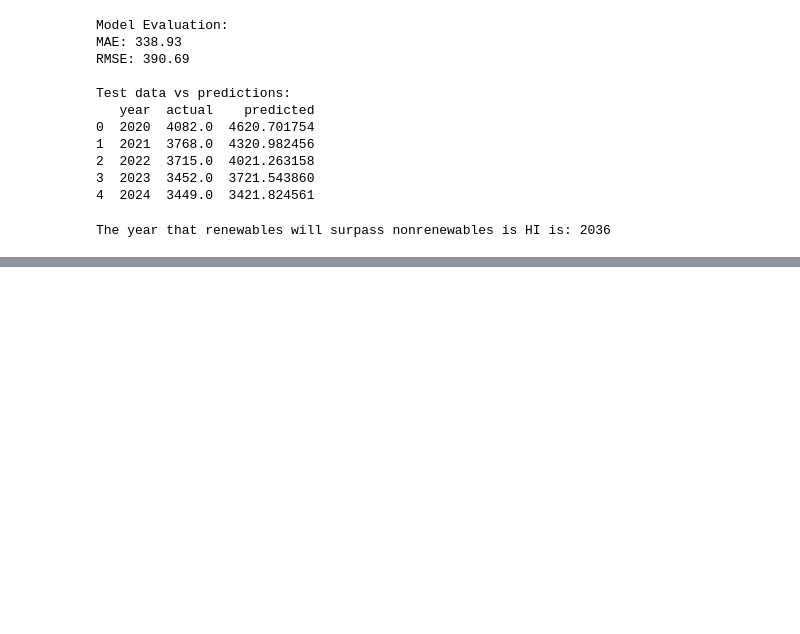
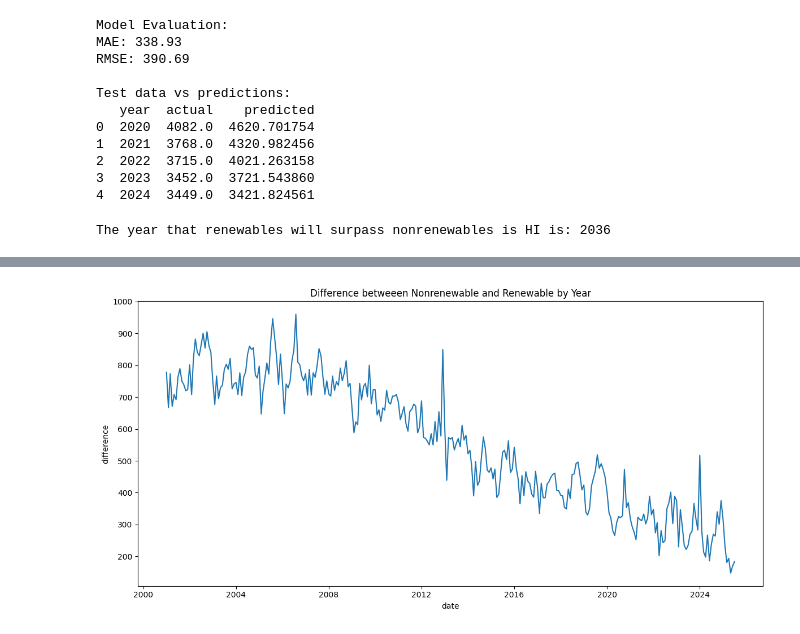
Before and after one commit to ashleyholen/Data-Science-Capstone, a Jupyter notebook: capstone.ipynb, the cells around one changed output, grey strips where cells are left out. Cells and saved outputs as stored; diff of their text form; code cells hidden in the pictures; blank space fills up the shorter version.

```diff
--- a/capstone.ipynb
+++ b/capstone.ipynb
@@ -610,0 +717,11 @@ The year that renewables will surpass nonrenewables is HI is: 2036
+# %%
+plt.figure(figsize=(12, 6))
+
+
+sns.lineplot(data = ml_data_monthly, x= "date", y= "difference")
+
+plt.title("Difference betweeen Nonrenewable and Renewable by Year")
+plt.tight_layout()
+plt.show()
+# %% [output]
+[figure, added]
```
Also changed, not shown: parts of 21 cells of this notebook.
